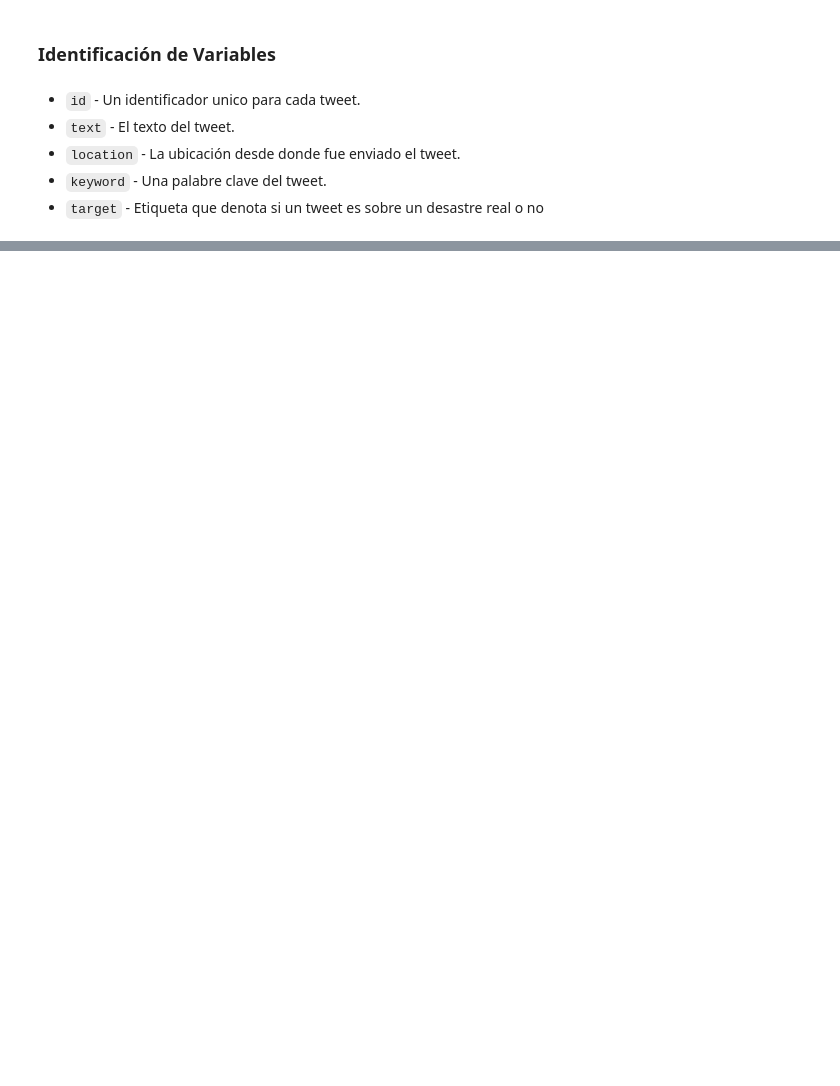
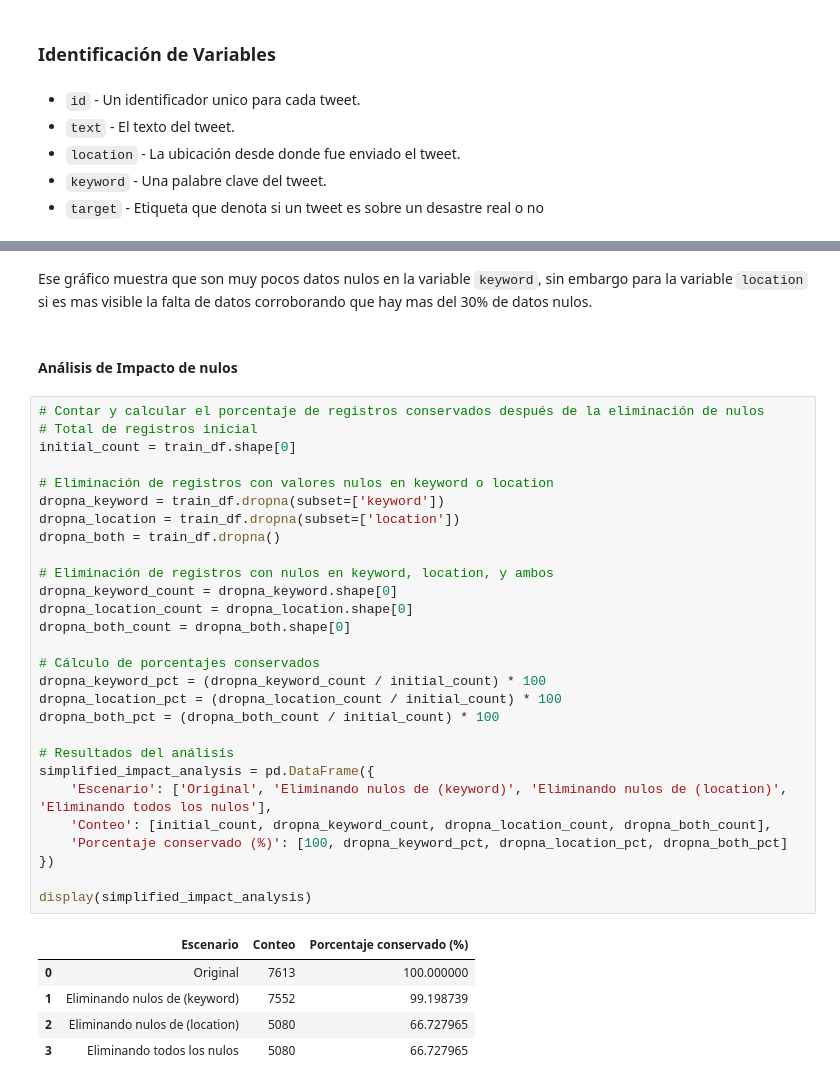
Before and after one commit to LeivaDiego/Lab5-DataScience, a Jupyter notebook: Lab5.ipynb, the cells around one changed output, grey strips where cells are left out. Cells and saved outputs as stored; diff of their text form; blank space fills up the shorter version.

```diff
--- a/Lab5.ipynb
+++ b/Lab5.ipynb
@@ -157,0 +186,38 @@ El dataframe tiene 7613 filas (registros) y 5 columnas (variables)
+# %% [markdown]
+Ese gráfico muestra que son muy pocos datos nulos en la variable `keyword`, sin embargo para la variable `location` si es mas visible la falta de datos corroborando que hay mas del 30% de datos nulos.
+# %% [markdown]
+#### Análisis de Impacto de nulos
+# %%
+# Contar y calcular el porcentaje de registros conservados después de la eliminación de nulos
+# Total de registros inicial
+initial_count = train_df.shape[0]
+
+# Eliminación de registros con valores nulos en keyword o location
+dropna_keyword = train_df.dropna(subset=['keyword'])
+dropna_location = train_df.dropna(subset=['location'])
+dropna_both = train_df.dropna()
+
+# Eliminación de registros con nulos en keyword, location, y ambos
+dropna_keyword_count = dropna_keyword.shape[0]
+dropna_location_count = dropna_location.shape[0]
+dropna_both_count = dropna_both.shape[0]
+
+# Cálculo de porcentajes conservados
+dropna_keyword_pct = (dropna_keyword_count / initial_count) * 100
+dropna_location_pct = (dropna_location_count / initial_count) * 100
+dropna_both_pct = (dropna_both_count / initial_count) * 100
+
+# Resultados del análisis
+simplified_impact_analysis = pd.DataFrame({
+    'Escenario': ['Original', 'Eliminando nulos de (keyword)', 'Eliminando nulos de (location)', 'Eliminando todos los nulos'],
+    'Conteo': [initial_count, dropna_keyword_count, dropna_location_count, dropna_both_count],
+    'Porcentaje conservado (%)': [100, dropna_keyword_pct, dropna_location_pct, dropna_both_pct]
+})
+
+display(simplified_impact_analysis)
+# %% [output]
+|  | Escenario | Conteo | Porcentaje conservado (%) |
+| 0 | Original | 7613 | 100.000000 |
+| 1 | Eliminando nulos de (keyword) | 7552 | 99.198739 |
+| 2 | Eliminando nulos de (location) | 5080 | 66.727965 |
+| 3 | Eliminando todos los nulos | 5080 | 66.727965 |
```
Also changed, not shown: parts of 13 cells of this notebook.
